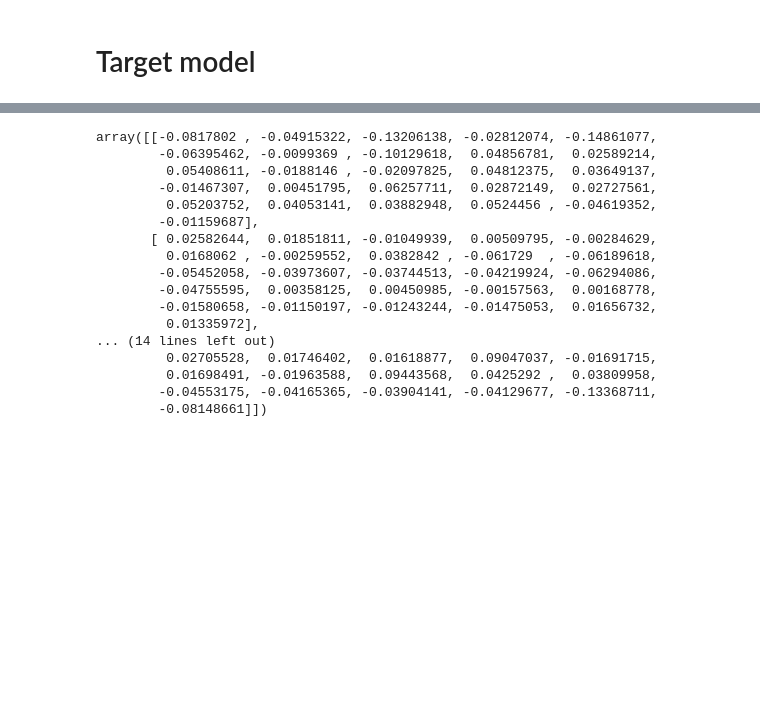
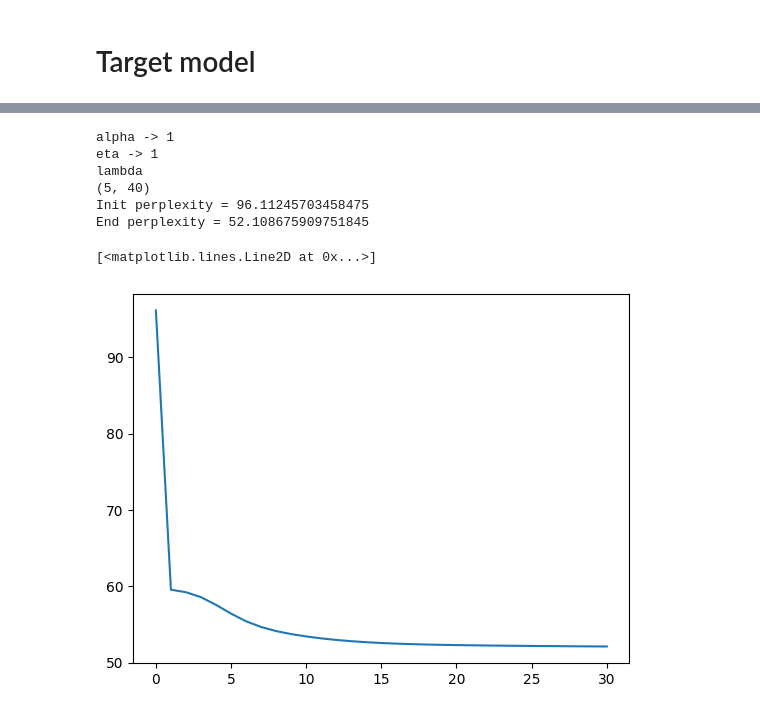
Before and after one commit to RobbenRibery/TuoTuo, a Jupyter notebook: notebook/main copy.ipynb, the cells around one changed output, grey strips where cells are left out. Drawn from its saved outputs; the diff is of its cells as text; code cells hidden in the pictures; blank space fills up the shorter version.

Commit message:
learned slightly slower than sklearn

```diff
--- a/notebook/main copy.ipynb
+++ b/notebook/main copy.ipynb
@@ -421,20 +178,43 @@ array([[0.52374703, 0.63706979, 0.74544375, 0.52901593, 0.89436034,
-# %%
-lambda_update - lambda_update_ref
-# %% [output]
-array([[-0.0817802 , -0.04915322, -0.13206138, -0.02812074, -0.14861077,
-        -0.06395462, -0.0099369 , -0.10129618,  0.04856781,  0.02589214,
-         0.05408611, -0.0188146 , -0.02097825,  0.04812375,  0.03649137,
-        -0.01467307,  0.00451795,  0.06257711,  0.02872149,  0.02727561,
-         0.05203752,  0.04053141,  0.03882948,  0.0524456 , -0.04619352,
-        -0.01159687],
-       [ 0.02582644,  0.01851811, -0.01049939,  0.00509795, -0.00284629,
-         0.0168062 , -0.00259552,  0.0382842 , -0.061729  , -0.06189618,
-        -0.05452058, -0.03973607, -0.03744513, -0.04219924, -0.06294086,
-        -0.04755595,  0.00358125,  0.00450985, -0.00157563,  0.00168778,
-        -0.01580658, -0.01150197, -0.01243244, -0.01475053,  0.01656732,
-         0.01335972],
-... (14 lines left out)
-         0.02705528,  0.01746402,  0.01618877,  0.09047037, -0.01691715,
-         0.01698491, -0.01963588,  0.09443568,  0.0425292 ,  0.03809958,
-        -0.04553175, -0.04165365, -0.03904141, -0.04129677, -0.13368711,
-        -0.08148661]])
+# %%
+sklearn_lda = LatentDirichletAllocation(
+    n_components=5,
+    random_state=42,
+    doc_topic_prior= 1,
+    topic_word_prior= 1,
+)
+sklearn_lda._init_latent_vars(n_features = lda.V)
+
+print(f"alpha -> {sklearn_lda.doc_topic_prior}")
+print(f"eta -> {sklearn_lda.topic_word_prior}")
+
+print('lambda')
+print(sklearn_lda.components_.shape)
+assert (sklearn_lda.components_ == lambda_init).all()
+
+perplxities_sklearn = []
+init_perplexity = sklearn_lda._perplexity_precomp_distr(
+    doc_vocab_count,
+    doc_topic_distr = lda._gamma_,
+    sub_sampling=False
+)
+print(f"Init perplexity = {init_perplexity}")
+perplxities_sklearn.append(init_perplexity)
+
+for i in range(30):
+
+    sklearn_lda._em_step(doc_vocab_count, doc_vocab_count.shape[0], True, )
+
+    em_step_perplexity = sklearn_lda.perplexity(doc_vocab_count)
+    #print(f"{i+1} EM step perplexity is {em_step_perplexity}")
+    perplxities_sklearn.append(em_step_perplexity)
+print(f"End perplexity = {perplxities_sklearn[-1]}")
+plt.plot(perplxities_sklearn)
+# %% [output]
+alpha -> 1
+eta -> 1
+lambda
+(5, 40)
+Init perplexity = 96.11245703458475
+End perplexity = 52.108675909751845
+[<matplotlib.lines.Line2D at 0x...>]
+[figure, added]
```
Also changed, not shown: parts of 38 cells of this notebook, 2 other files.
